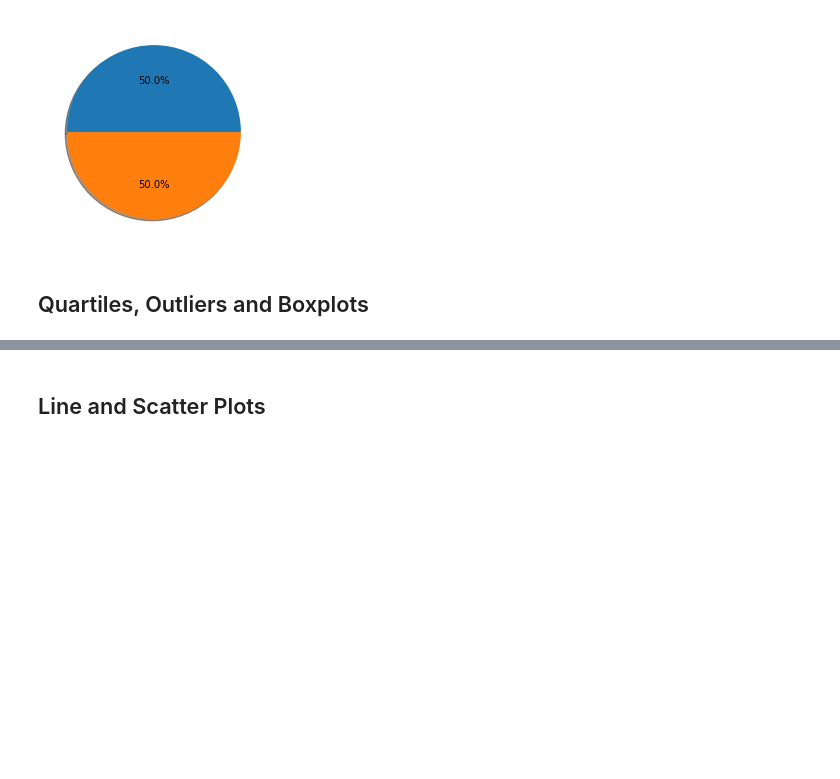
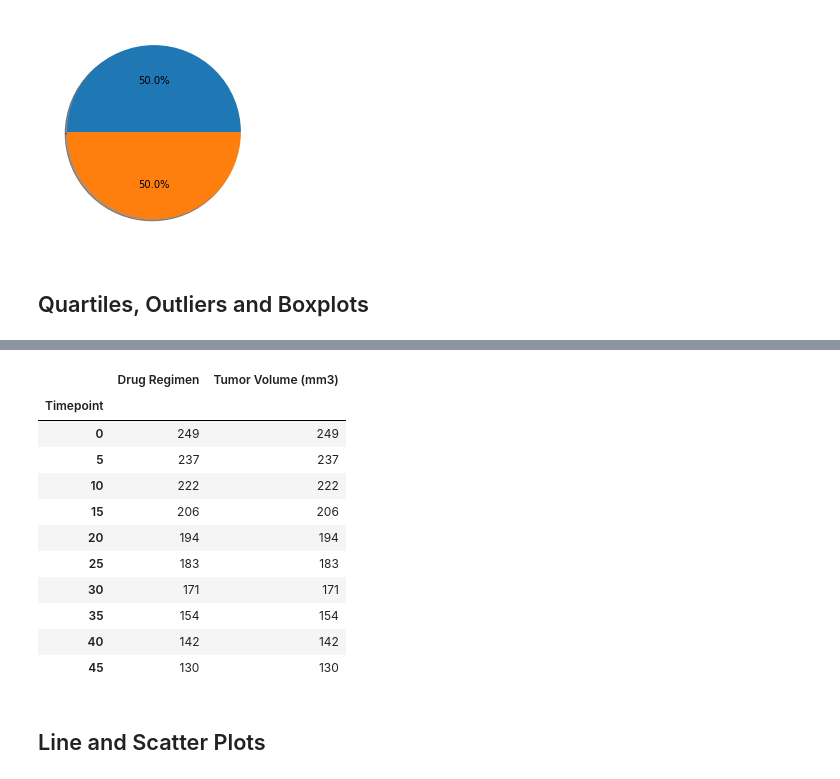
Before and after one commit to pasco27/matplotlib_homework, a Jupyter notebook: pymaceuticals_pascarella1.ipynb, the cells around one changed output, grey strips where cells are left out. Cells and saved outputs as stored; diff of their text form; code cells hidden in the pictures; blank space fills up the shorter version.

```diff
--- a/pymaceuticals_pascarella1.ipynb
+++ b/pymaceuticals_pascarella1.ipynb
@@ -269,10 +304,23 @@ plt.show()
 # %%
-# Calculate the final tumor volume of each mouse across four of the treatment regimens:
-# Capomulin, Ramicane, Infubinol, and Ceftamin
-
 # Start by getting the last (greatest) timepoint for each mouse
+four_drug = four_reg.groupby(['Timepoint'])
+four_drug.count()
+## this shows me I have 130 data points with 45 day count.
 
 # Merge this group df with the original dataframe to get the tumor volume at the last timepoint
+# %% [output]
+|  | Drug Regimen | Tumor Volume (mm3) |
+| Timepoint |  |  |
+| 0 | 249 | 249 |
+| 5 | 237 | 237 |
+| 10 | 222 | 222 |
+| 15 | 206 | 206 |
+| 20 | 194 | 194 |
+| 25 | 183 | 183 |
+| 30 | 171 | 171 |
+| 35 | 154 | 154 |
+| 40 | 142 | 142 |
+| 45 | 130 | 130 |
 # %%
 # Put treatments into a list for for loop (and later for plot labels)
 
```
Also changed, not shown: parts of 7 cells of this notebook.
